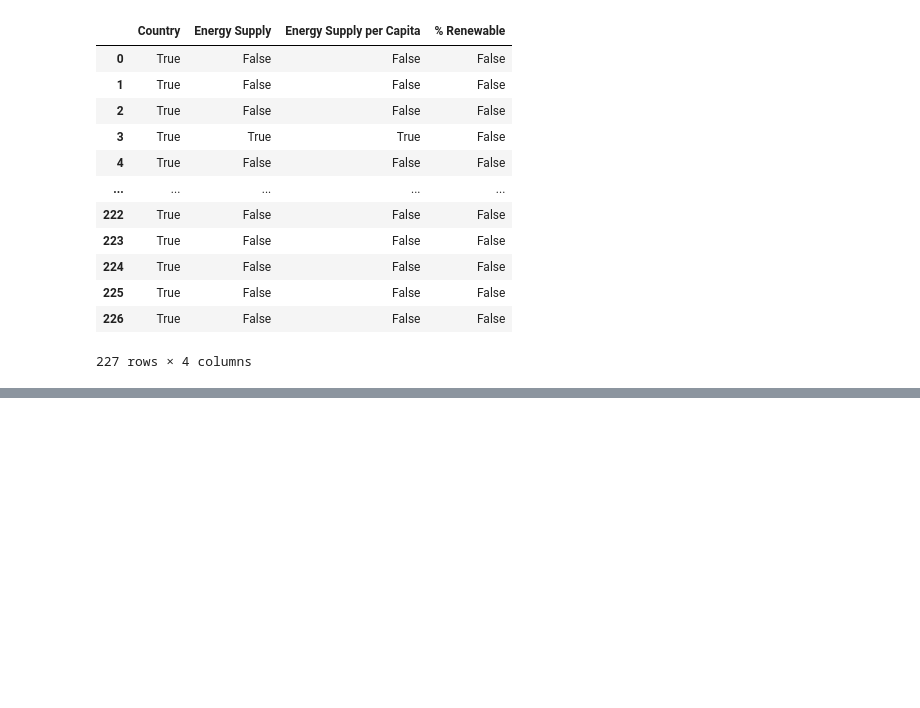
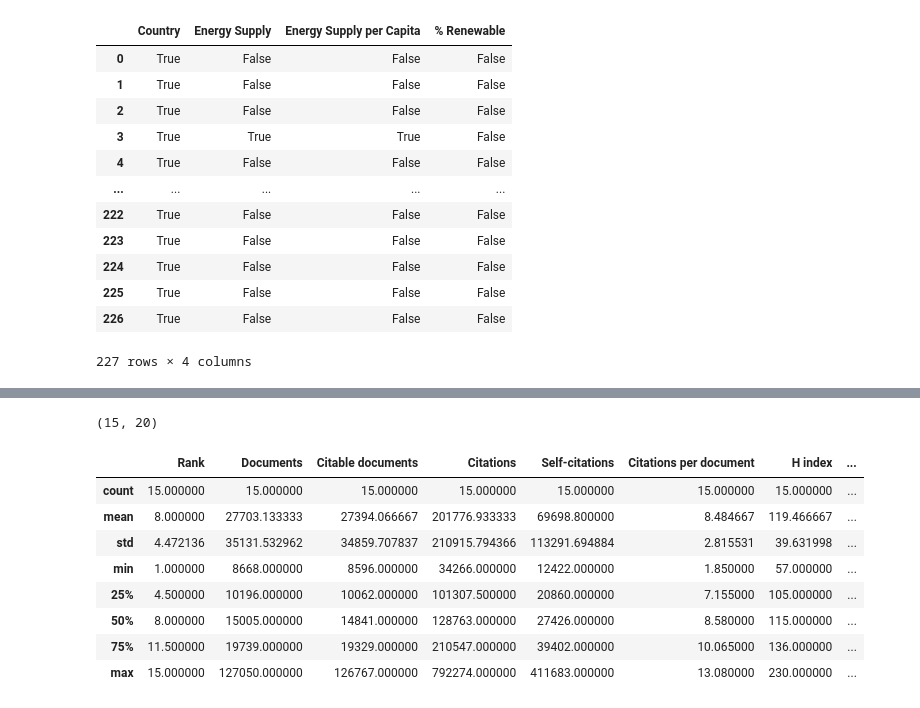
Before and after one commit to jmelendezgeo/Exploratory-analysis-, a Jupyter notebook: EnegySupply.ipynb, the cells around one changed output, grey strips where cells are left out. Cells and saved outputs as stored; diff of their text form; code cells hidden in the pictures; blank space fills up the shorter version.

```diff
--- a/EnegySupply.ipynb
+++ b/EnegySupply.ipynb
@@ -124,0 +201,16 @@ Energy.describe()
+# %%
+df.shape
+# %% [output]
+(15, 20)
+# %%
+df.describe()
+# %% [output]
+|  | Rank | Documents | Citable documents | Citations | Self-citations | Citations per document | H index | ... |
+| count | 15.000000 | 15.000000 | 15.000000 | 15.000000 | 15.000000 | 15.000000 | 15.000000 | ... |
+| mean | 8.000000 | 27703.133333 | 27394.066667 | 201776.933333 | 69698.800000 | 8.484667 | 119.466667 | ... |
+| std | 4.472136 | 35131.532962 | 34859.707837 | 210915.794366 | 113291.694884 | 2.815531 | 39.631998 | ... |
+| min | 1.000000 | 8668.000000 | 8596.000000 | 34266.000000 | 12422.000000 | 1.850000 | 57.000000 | ... |
+| 25% | 4.500000 | 10196.000000 | 10062.000000 | 101307.500000 | 20860.000000 | 7.155000 | 105.000000 | ... |
+| 50% | 8.000000 | 15005.000000 | 14841.000000 | 128763.000000 | 27426.000000 | 8.580000 | 115.000000 | ... |
+| 75% | 11.500000 | 19739.000000 | 19329.000000 | 210547.000000 | 39402.000000 | 10.065000 | 136.000000 | ... |
+| max | 15.000000 | 127050.000000 | 126767.000000 | 792274.000000 | 411683.000000 | 13.080000 | 230.000000 | ... |
```
Also changed, not shown: parts of 20 cells of this notebook.
